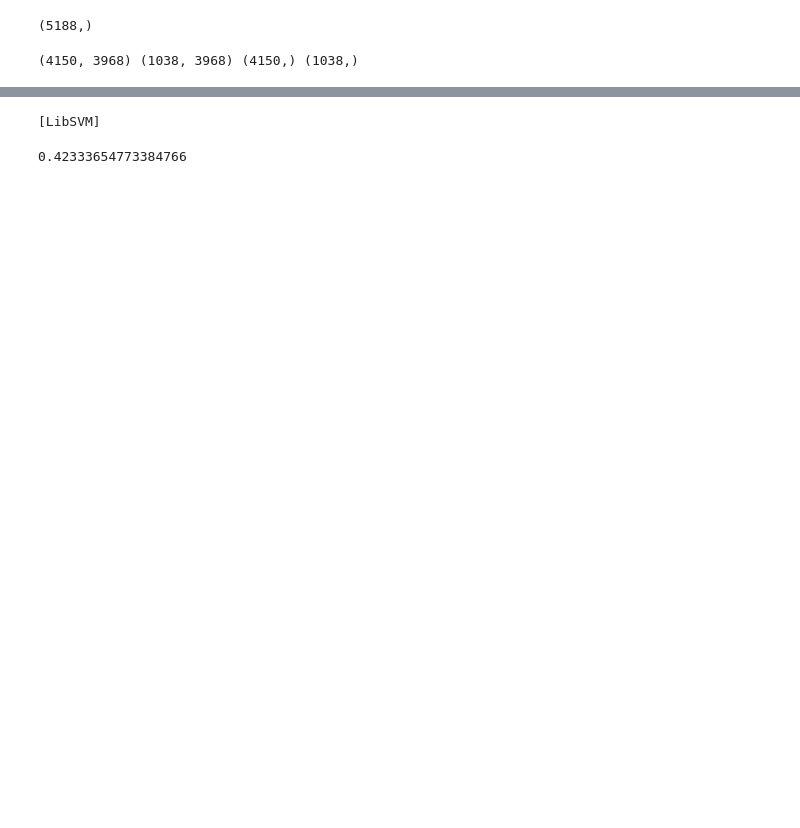
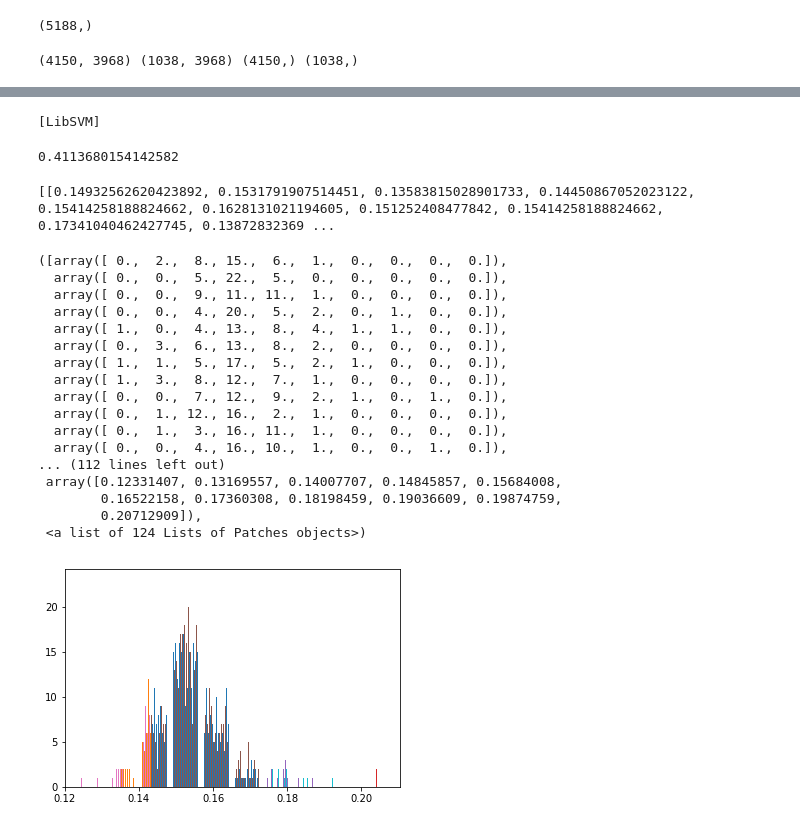
Before and after one commit to naitik-dodia/Object-Recognition-using-EEG-brain-data, a Jupyter notebook: LDA2.ipynb, the cells around one changed output, grey strips where cells are left out. Drawn from its saved outputs; the diff is of its cells as text; code cells hidden in the pictures; blank space fills up the shorter version.

```diff
--- a/LDA2.ipynb
+++ b/LDA2.ipynb
@@ -54,5 +64,8 @@ print(str(x_train.shape)+" "+str(x_test.shape)+" "+str(y_train.shape)+" "+str(y_
 # %% [output]
 (4150, 3968) (1038, 3968) (4150,) (1038,)
 # %%
-clf = LDA(solver = 'eigen',shrinkage = True)
-clf.fit(x_train, y_train)
+def lda_with_shrinkage(x_train, y_train, x_test, y_test):
+    clf = LDA(solver = 'eigen',shrinkage = True)
+    clf.fit(x_train, y_train)
+    pred = clf.predict(x_test)
+    return accuracy_score(pred,y_test)
@@ -71,2 +71,0 @@ clf = svm.SVC()
-# %%
-clf.fit(x_train, y_train)
@@ -87,7 +76,33 @@ linear_svm_pred = linear_clf.predict(x_test)
 accuracy_score(linear_svm_pred,y_test)
 # %% [output]
 [LibSVM]
+0.4113680154142582
-# %%
-accuracy_score(linear_svm_pred,y_test)
-# %% [output]
-0.42333654773384766
+# %%
+electrode = data['X_3D']
+sh0 = electrode.shape[0];
+sh1 = electrode.shape[1];
+sh2 = electrode.shape[2];
+acc = [];
+for l in range(sh0):
+    temp = []
+    for k in range(sh1):
+        x_tr = []; y_tr = [];
+        for i in range(sh2):
+            x_tr.append(electrode[l][k][i]);
+            y_tr.append(cat_labels[i]);
+        x_tr = np.array(x_tr)
+        y_tr = np.array(y_tr)
+        # use x_tr & y_tr to get accuracy and store it in acc_score
+        x_train, y_train, x_test, y_test = split_sampling(x_tr, y_tr)
+        x_train = np.reshape(x_train, newshape = (x_train.shape[0],1))
+        x_test = np.reshape(x_test, newshape = (x_test.shape[0],1))
+        #print(str(x_train.shape)+" "+str(y_train.shape) )
+        #print(str(x_tr.shape)+" " +str(l)+ " " + str(k))
+        temp.append(lda_with_shrinkage(x_train, y_train,x_test, y_test));
+    acc.append(temp);
+# you have acc as 2D matrix (of size 124*32) with every value denoting accuracy accordingly.
+# Plot graph of accuracy.
+# %%
+print(acc)
+# %% [output]
+[[0.14932562620423892, 0.1531791907514451, 0.13583815028901733, 0.14450867052023122, 0.15414258188824662, 0.1628131021194605, 0.151252408477842, 0.15414258188824662, 0.17341040462427745, 0.13872832369 ...
@@ -93,0 +111,21 @@ accuracy_score(linear_svm_pred,y_test)
+# %%
+plt.hist(acc)
+# %% [output]
+([array([ 0.,  2.,  8., 15.,  6.,  1.,  0.,  0.,  0.,  0.]),
+  array([ 0.,  0.,  5., 22.,  5.,  0.,  0.,  0.,  0.,  0.]),
+  array([ 0.,  0.,  9., 11., 11.,  1.,  0.,  0.,  0.,  0.]),
+  array([ 0.,  0.,  4., 20.,  5.,  2.,  0.,  1.,  0.,  0.]),
+  array([ 1.,  0.,  4., 13.,  8.,  4.,  1.,  1.,  0.,  0.]),
+  array([ 0.,  3.,  6., 13.,  8.,  2.,  0.,  0.,  0.,  0.]),
+  array([ 1.,  1.,  5., 17.,  5.,  2.,  1.,  0.,  0.,  0.]),
+  array([ 1.,  3.,  8., 12.,  7.,  1.,  0.,  0.,  0.,  0.]),
+  array([ 0.,  0.,  7., 12.,  9.,  2.,  1.,  0.,  1.,  0.]),
+  array([ 0.,  1., 12., 16.,  2.,  1.,  0.,  0.,  0.,  0.]),
+  array([ 0.,  1.,  3., 16., 11.,  1.,  0.,  0.,  0.,  0.]),
+  array([ 0.,  0.,  4., 16., 10.,  1.,  0.,  0.,  1.,  0.]),
+... (112 lines left out)
+ array([0.12331407, 0.13169557, 0.14007707, 0.14845857, 0.15684008,
+        0.16522158, 0.17360308, 0.18198459, 0.19036609, 0.19874759,
+        0.20712909]),
+ <a list of 124 Lists of Patches objects>)
+[figure, added]
```
Also changed, not shown: parts of 15 cells of this notebook.
